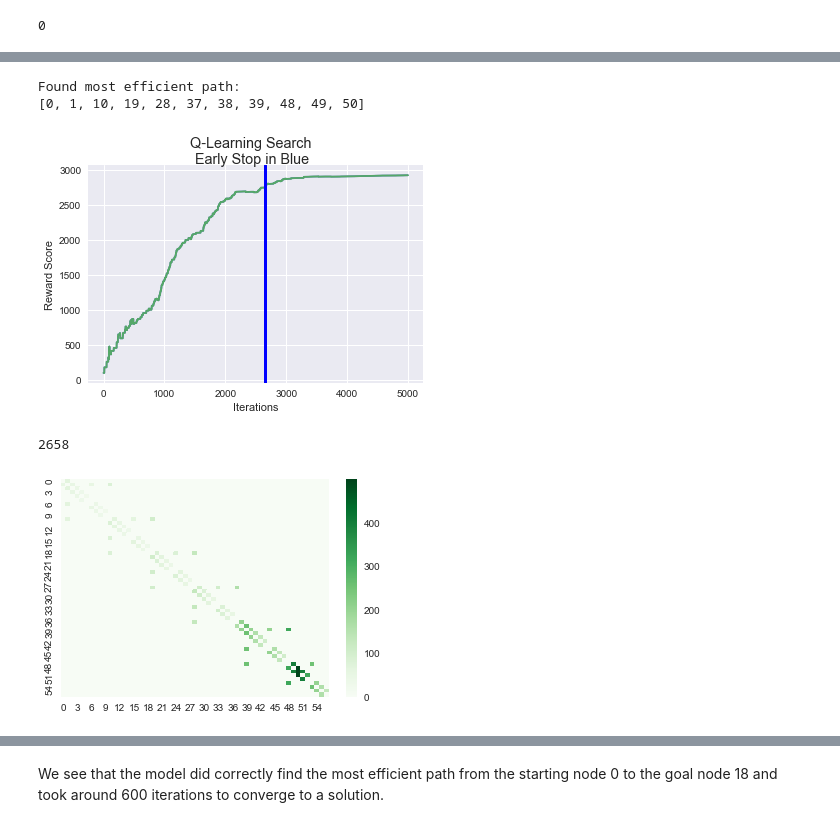
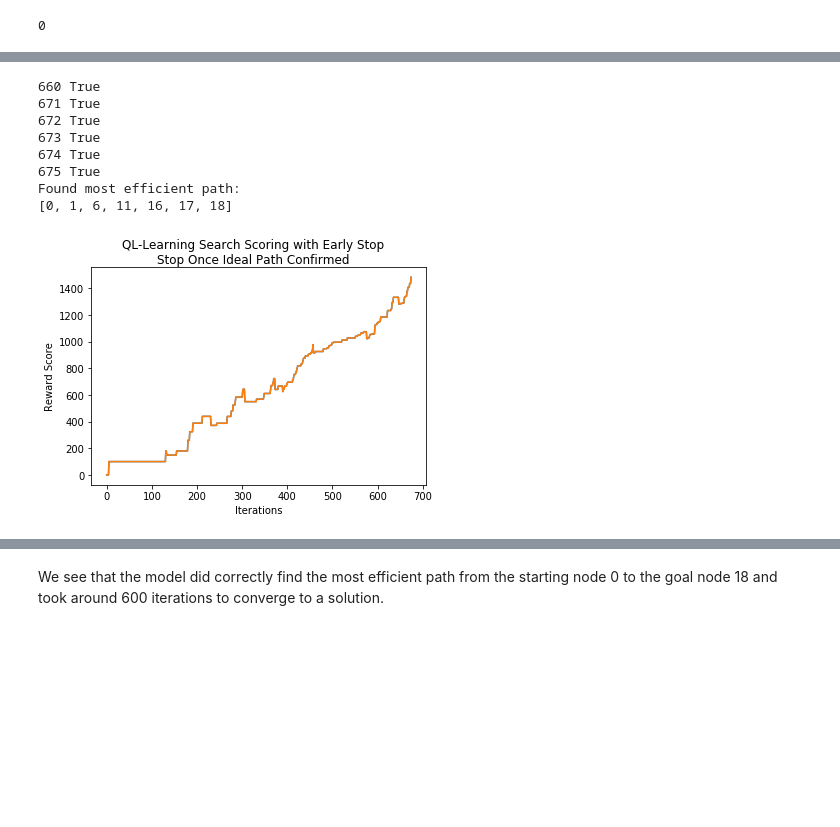
Before and after one commit to amunategui/Leak-At-Chemical-Factory-RL, a Jupyter notebook: Dangerous Leak at Chemical Factory - Emergency Response with Autonomous Assessment Bot.ipynb, the cells around one changed output, grey strips where cells are left out. Cells and saved outputs as stored; diff of their text form; code cells hidden in the pictures; blank space fills up the shorter version.

```diff
--- a/Dangerous Leak at Chemical Factory - Emergency Response with Autonomous Assessment Bot.ipynb
+++ b/Dangerous Leak at Chemical Factory - Emergency Response with Autonomous Assessment Bot.ipynb
@@ -78,8 +72,6 @@ We then create the rewards graph - this is the matrix version of our list of poi
 # %%
-winning_path = [0,1,10,19,28,37,38,39,48,49,50]
-
 # how many points in graph? x points
-MATRIX_SIZE = len(points_list) + 1
+MATRIX_SIZE = 31
 
 # create matrix x*y
 R = np.matrix(np.ones(shape=(MATRIX_SIZE, MATRIX_SIZE)))
@@ -123,10 +119,10 @@ ax = sns.heatmap(R, cmap="Greens")
 # %% [markdown]
 Build a function to test the current best path with the actual best path
 # %%
-def test_best_path(Q, solution_path, goal):
+def test_best_path(Q, solution_path):
     current_state = 0
     steps = [current_state]
-    while current_state != goal:
+    while current_state != 18:
         next_step_index = np.where(Q[current_state,] == np.max(Q[current_state,]))[1]
         if next_step_index.shape[0] > 1:
             next_step_index = int(np.random.choice(next_step_index, size = 1))
@@ -135,7 +131,7 @@ def test_best_path(Q, solution_path, goal):
         steps.append(next_step_index)
         current_state = next_step_index
     if steps == solution_path:
-        return steps, True,
+        return steps, True
     else:
         return steps, False
 # %% [markdown]
@@ -187,67 +182,45 @@ update(initial_state, action, gamma)
 # %%
 # Training
 scores = []
 wins_found = 0
-found_ideal = False
-found_ideal_at = 0
-for i in range(5000):
-    # if (i%100==0): print(i)
+for i in range(1000):
     current_state = np.random.randint(0, int(Q.shape[0]))
     available_act = available_actions(current_state)
     action = sample_next_action(available_act)
     score = update(current_state,action,gamma)
-    steps, win = test_best_path(Q, winning_path, goal)
+    steps, win = test_best_path(Q, [0, 1, 6, 11, 16, 17, 18])
     if (win):
         wins_found += 1
-        # print(i, win)
-        if (wins_found > 100) and (found_ideal==False):
-            found_ideal = True
-            found_ideal_at = i
-            # brea;
+        print(i, win)
+        if wins_found > 5:
+            break;
     scores.append(score)
 
 # Testing
 current_state = 0
 steps = [current_state]
 
 # Testing
-steps, win = test_best_path(Q, winning_path, goal)
+steps, win = test_best_path(Q, [0, 1, 6, 11, 16, 17, 18])
 if win:
     print('Found most efficient path:')
 else:
     print("Could not find most efficient path:")
 print(steps)
 
 plt.plot(scores)
 plt.plot(scores)
-plt.suptitle('Q-Learning Search\n Early Stop in Blue')
-plt.axvline(x=found_ideal_at, c='blue',linewidth=3)
+plt.suptitle('QL-Learning Search Scoring with Early Stop\nStop Once Ideal Path Confirmed')
 plt.xlabel('Iterations')
 plt.ylabel('Reward Score')
 plt.show()
 # %% [output]
+660 True
+671 True
+672 True
+673 True
+674 True
+675 True
 Found most efficient path:
-[0, 1, 10, 19, 28, 37, 38, 39, 48, 49, 50]
+[0, 1, 6, 11, 16, 17, 18]
-[figure, old version]
+[figure, new version]
-# %%
-found_ideal_at
-# %% [output]
-2658
-# %%
-groupits = []
-for row in Q:
-    groupit = ''
-    for val in row.tolist()[0]:
-        if val > 0:
-            groupit += str(round(val,2)) + ' '
-        else:
-            groupit += '  '
-    groupits.append(groupit)
-groupits
-
-
-import numpy as np; np.random.seed(0)
-import seaborn as sns; sns.set()
-ax = sns.heatmap(Q, cmap="Greens")
-# %% [output]
-[figure, removed]
```
Also changed, not shown: parts of 10 cells of this notebook.
